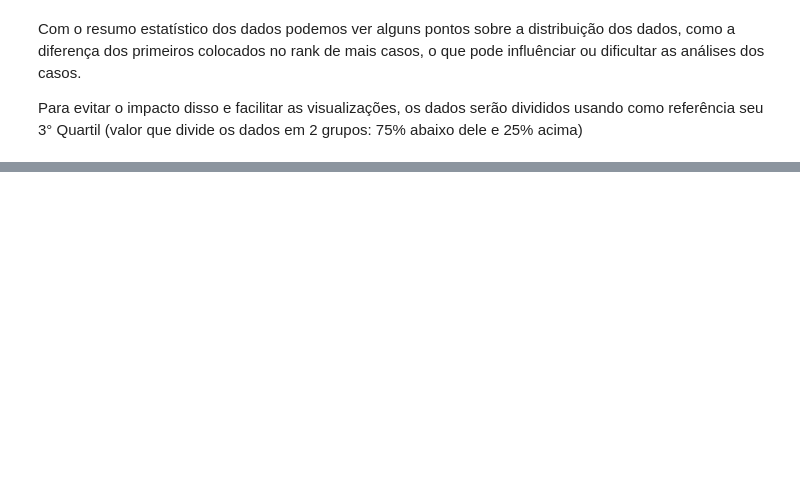
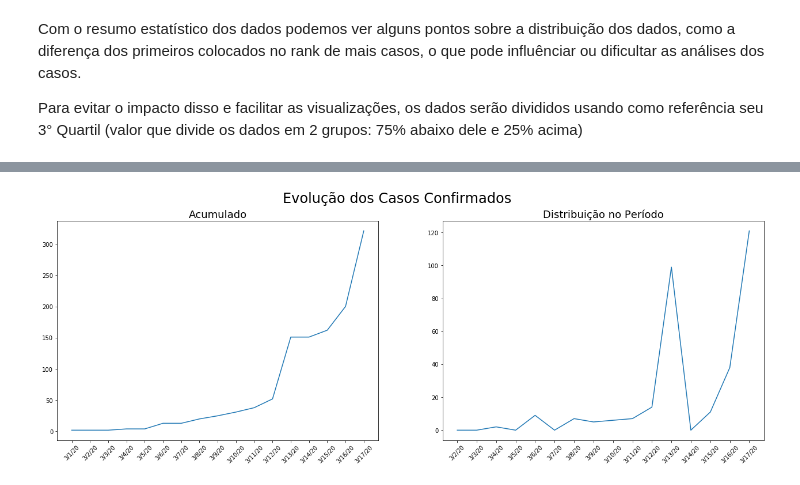
Before and after one commit to Alberto-Oliveira-Barbosa/covid-19, a Jupyter notebook: Covid-19.ipynb, the cells around one changed output, grey strips where cells are left out. Drawn from its saved outputs; the diff is of its cells as text; code cells hidden in the pictures; blank space fills up the shorter version.

```diff
--- a/Covid-19.ipynb
+++ b/Covid-19.ipynb
@@ -504,0 +518,12 @@ Text(0.5, 1.0, 'Grupo com mais casos Relatados.')
+# %%
+fig, (ax1, ax2) = plt.subplots(1, 2, figsize=(22,7))
+fig.suptitle('Evolução dos Casos Confirmados ', fontsize=24)
+ax1.plot(casos_confirmados.groupby('Country/Region').sum().loc['Brazil'][2:]['3/1/20':])
+ax1.set_title('Acumulado', fontsize=18)
+plt.setp(ax1.xaxis.get_majorticklabels(), rotation=45)
+ax2.plot(casos_confirmados.groupby('Country/Region').sum().loc['Brazil'][2:]['3/1/20':].diff())
+ax2.set_title('Distribuição no Período', fontsize=18)
+plt.setp(ax2.xaxis.get_majorticklabels(), rotation=45)
+plt.show()
+# %% [output]
+[figure, added]
```
Also changed, not shown: parts of 31 cells of this notebook.
